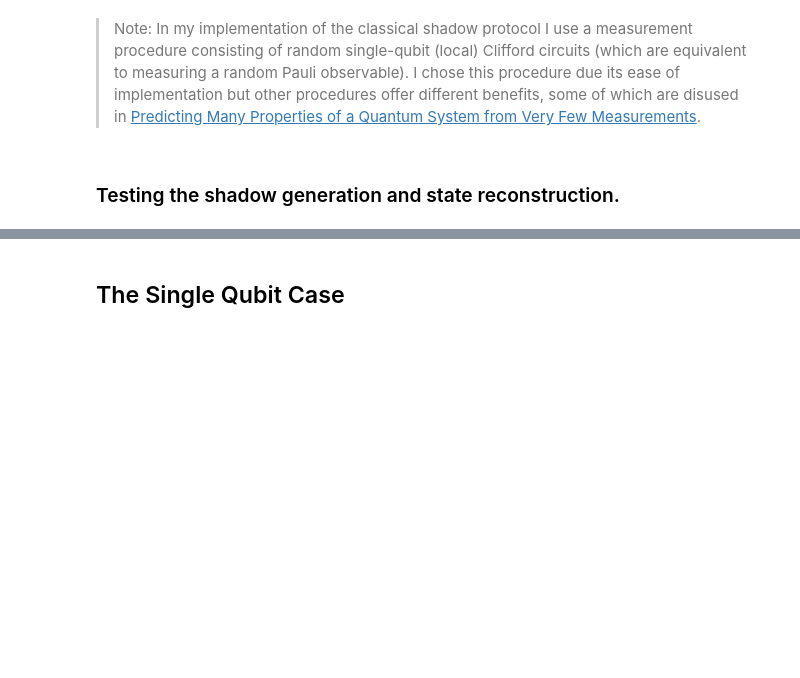
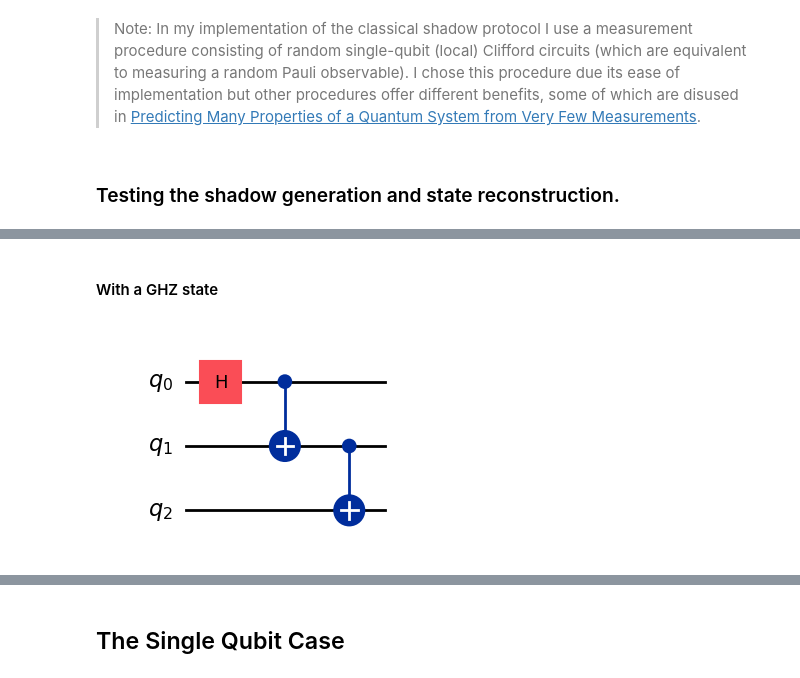
Before and after one commit to ZacharyKokot/Summer-Research-2024, a Jupyter notebook: ShadowTomography.ipynb, the cells around one changed output, grey strips where cells are left out. Cells and saved outputs as stored; diff of their text form; code cells hidden in the pictures; blank space fills up the shorter version.

```diff
--- a/ShadowTomography.ipynb
+++ b/ShadowTomography.ipynb
@@ -329,0 +459,18 @@ def reconstruct_state(shadow):
+# %% [markdown]
+#### With a GHZ state
+# %%
+# Instantiate a quantum register with three qubits.
+ghz_state_qr = QuantumRegister (3, 'q')
+
+# Create a quantum circuit with a hadamard gate acting on qubit 0,
+# a CNOT gate with control qubit 0 and target qubit 1,
+# and a CNOT gate with control qubit 1 and target qubit 2. This will prepare a GHZ state.
+ghz_state_qc = QuantumCircuit(ghz_state_qr)
+ghz_state_qc.h(0)
+ghz_state_qc.cx(0, 1)
+ghz_state_qc.cx(1, 2)
+
+# Draw the ciruit in mpl (matplotlib).
+ghz_state_qc.draw("mpl")
+# %% [output]
+[figure, added]
```
Also changed, not shown: parts of 12 cells of this notebook.
